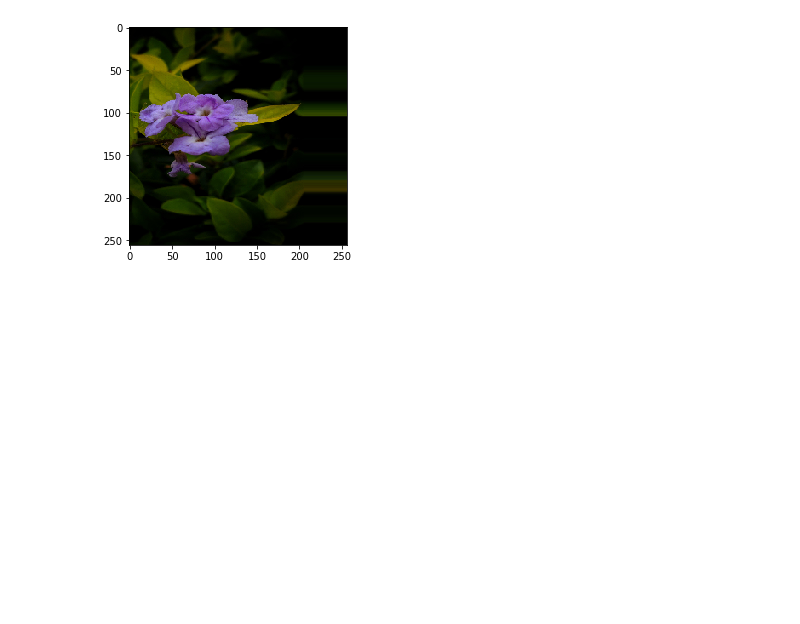
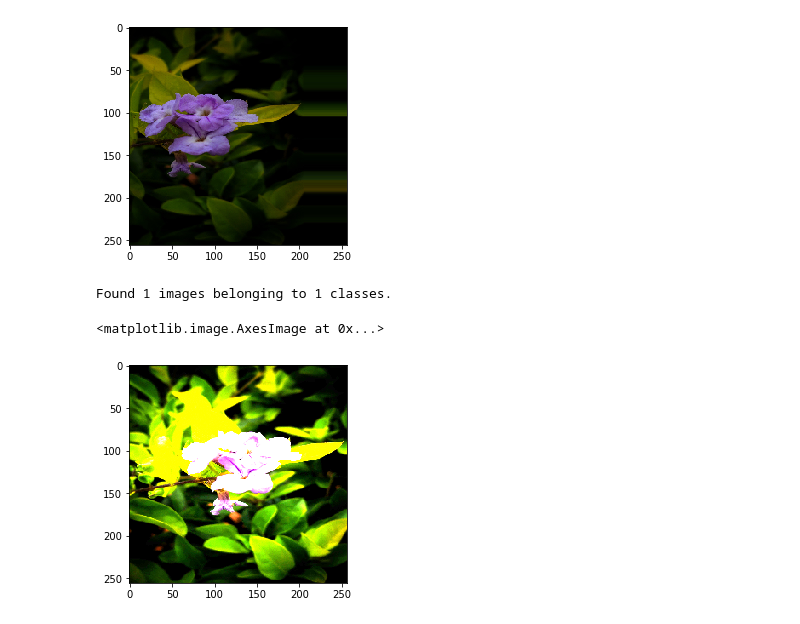
Before and after one commit to probe2k/ImageManipulation, a Jupyter notebook: main.ipynb, the cells around one changed output. Saved outputs shown, nothing was run; the diff lists cells and outputs as text; code cells hidden in the pictures; blank space fills up the shorter version.

Commit message:
Image Augmentation -> Exposure Compensation

```diff
--- a/main.ipynb
+++ b/main.ipynb
@@ -40,3 +40,16 @@ plt.imshow(x[0].astype('uint8'))    # rotation variance plot on every iteration
 Found 1 images belonging to 1 classes.
 <matplotlib.image.AxesImage at 0x...>
 [figure]
+# %%
+# Exposure compensation
+
+generator = tf.keras.preprocessing.image.ImageDataGenerator(
+    brightness_range=[0, 5]
+)
+# %%
+x, y = next(generator.flow_from_directory('asset', batch_size=1))
+plt.imshow(x[0].astype('uint8'))    # brightness variance plot on every iteration
+# %% [output]
+Found 1 images belonging to 1 classes.
+<matplotlib.image.AxesImage at 0x...>
+[figure, added]
```
Also changed, not shown: parts of 1 cell of this notebook.
